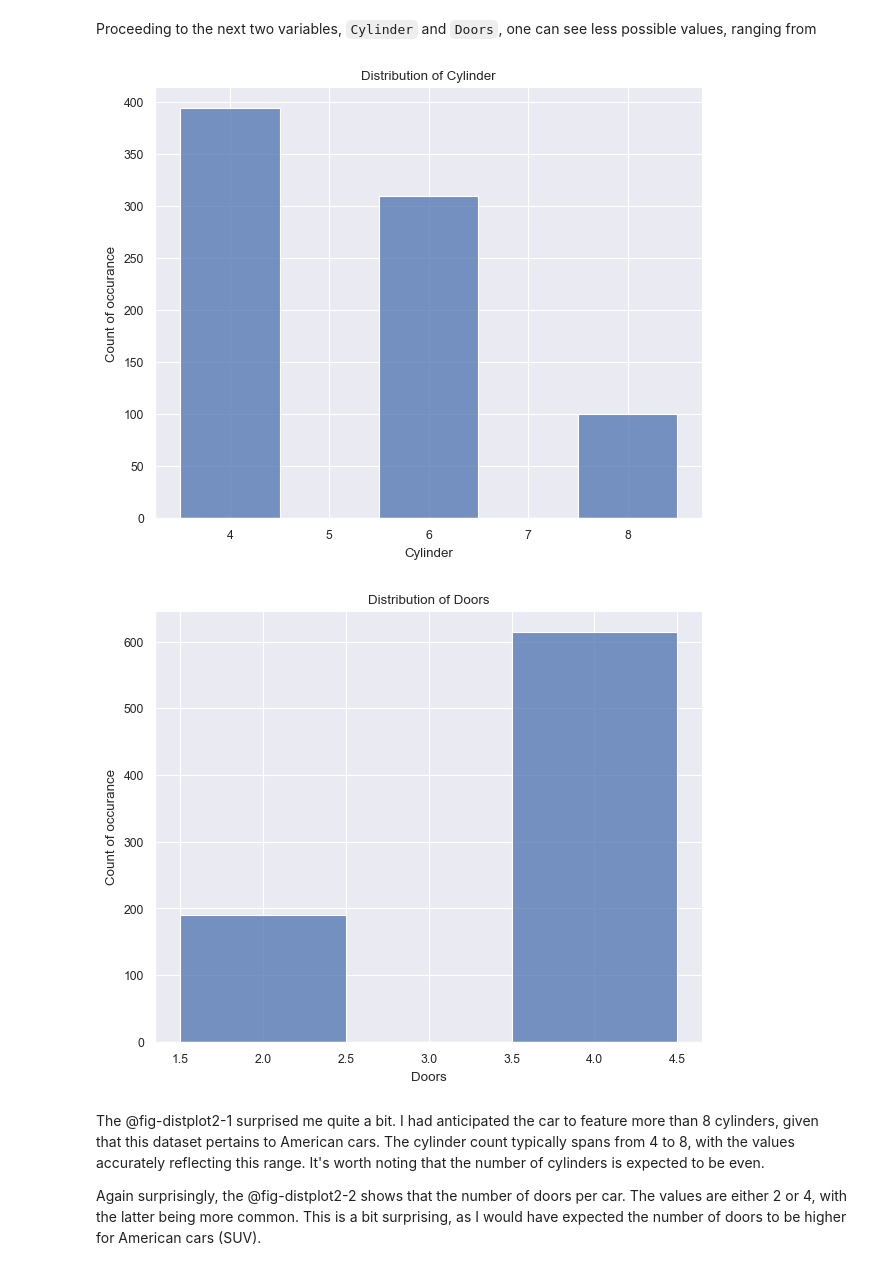
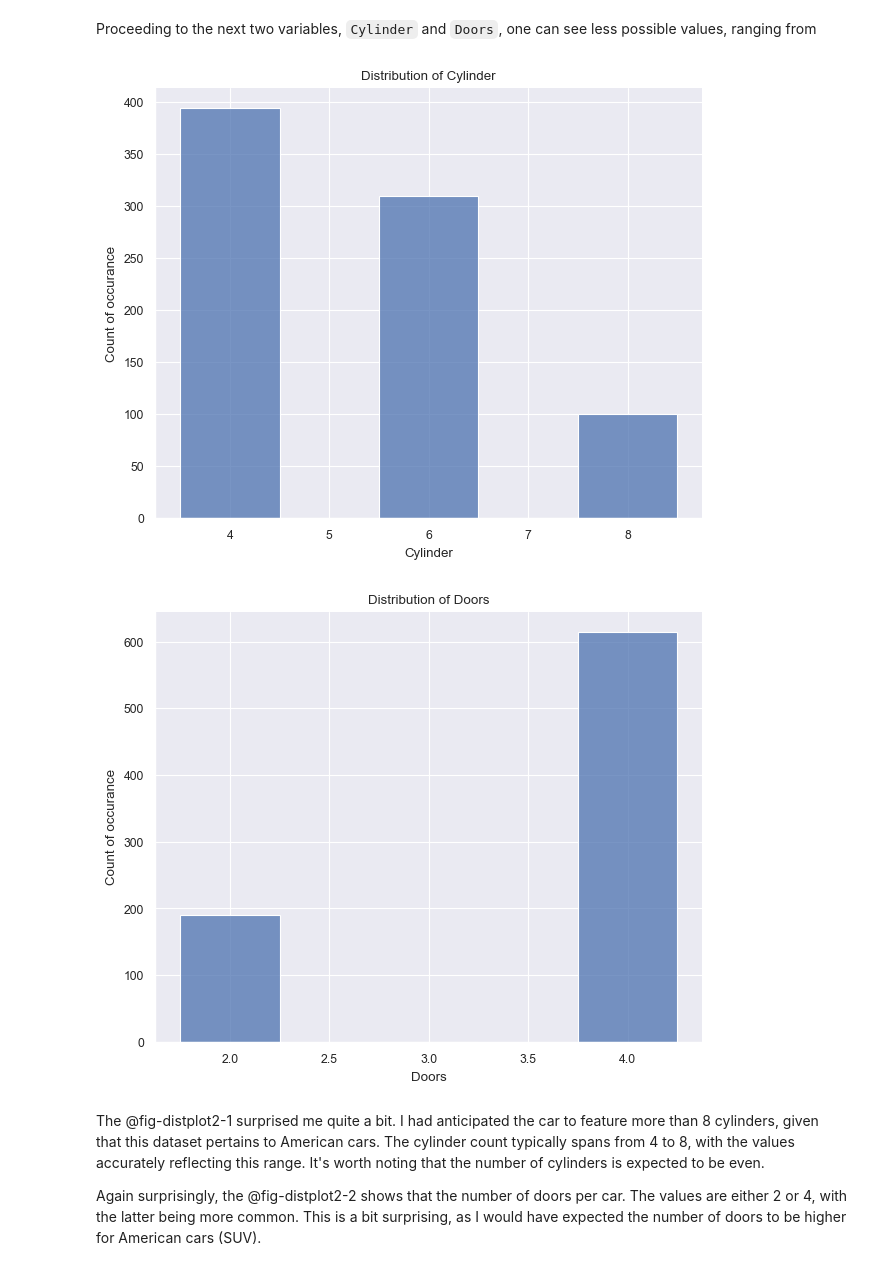
Before and after one commit to bernardo-cruz/blog, a Jupyter notebook: quarto_builder/posts/glm.ipynb, the cells around one changed output. Cells and saved outputs as stored; diff of their text form; code cells hidden in the pictures.

```diff
--- a/quarto_builder/posts/glm.ipynb
+++ b/quarto_builder/posts/glm.ipynb
@@ -156,34 +159,35 @@ Proceeding to the next two variables, `Cylinder` and `Doors`, one can see less p
 
 height = plt.rcParams['figure.figsize'][0]
 aspect = plt.rcParams['figure.figsize'][0]/plt.rcParams['figure.figsize'][1] / 2
 
 g = sns.displot(
     data = df,
     x = 'Cylinder',
     discrete = True,
     height = height,
     aspect = aspect,
 )
 plt.title('Distribution of Cylinder')
 plt.xlabel('Cylinder')
 plt.ylabel('Count of occurance')
 plt.show(g)
 
 # plt.figure()
 g = sns.displot(
     data = df,
     x = 'Doors',
     discrete = True,
+    shrink = 0.5,
     height = height,
     aspect = aspect,
 )
 plt.title('Distribution of Doors')
 plt.xlabel('Doors')
 plt.ylabel('Count of occurance')
 plt.show(g)
 # %% [output]
 [figure]
-[figure, old version]
+[figure, new version]
 # %% [markdown]
 The @fig-distplot2-1 surprised me quite a bit. I had anticipated the car to feature more than 8 cylinders, given that this dataset pertains to American cars. The cylinder count typically spans from 4 to 8, with the values accurately reflecting this range. It's worth noting that the number of cylinders is expected to be even.
 
```
Also changed, not shown: parts of 19 cells of this notebook, 22 other files.
